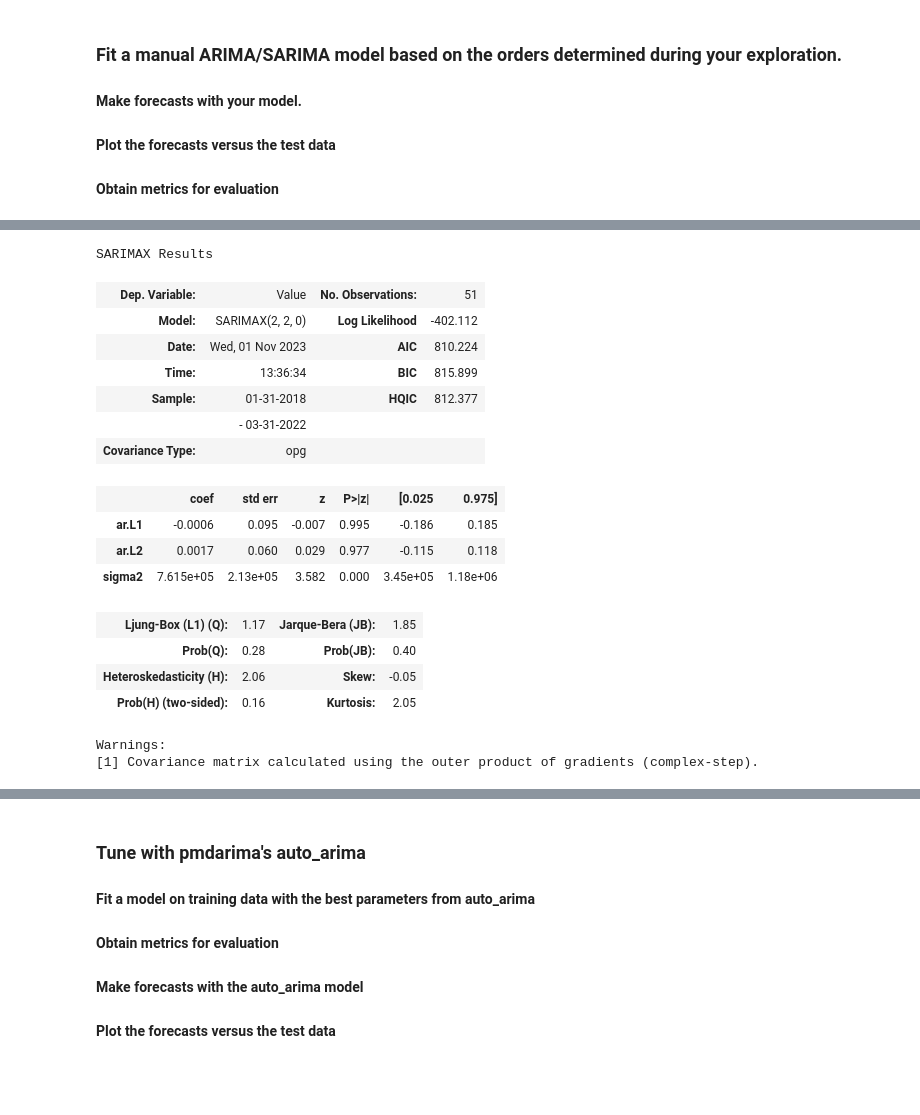
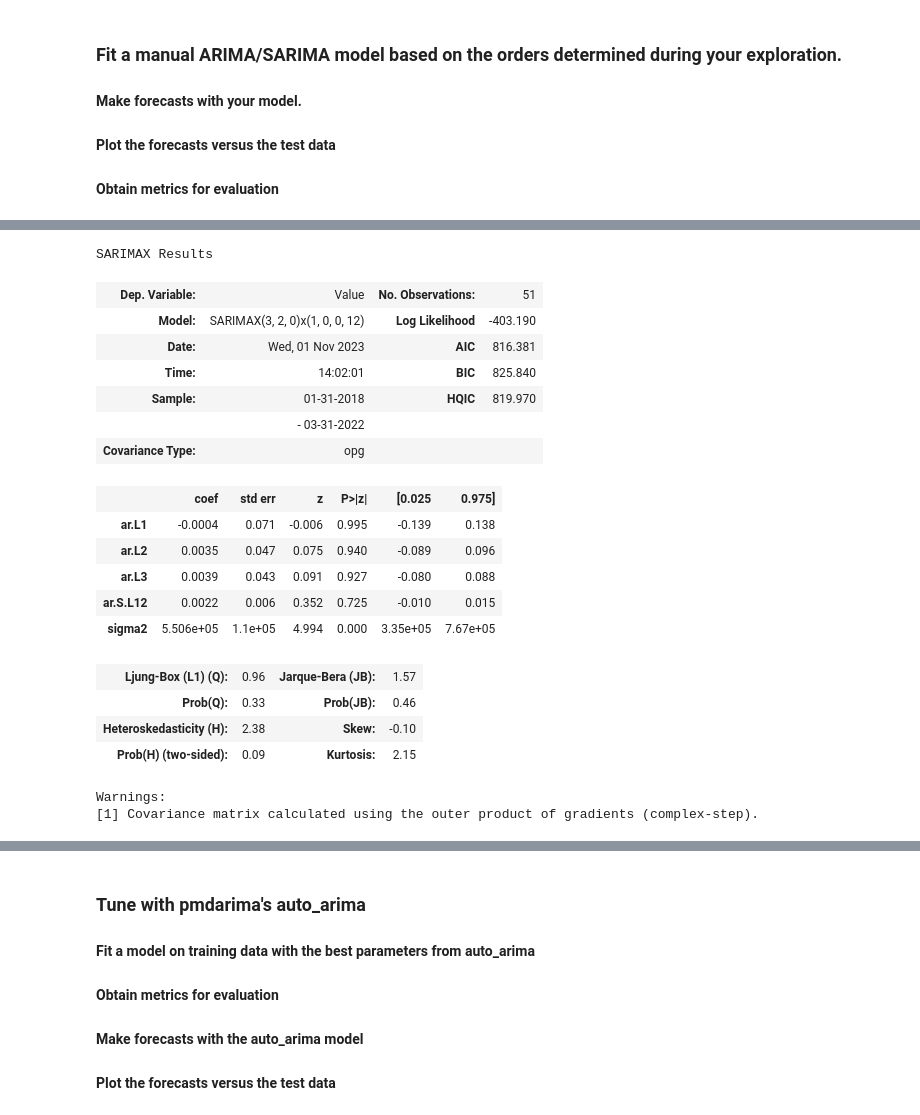
Before and after one commit to EhLeeOod/time-series, a Jupyter notebook: core-gridsearch-sarima.ipynb, the cells around one changed output, grey strips where cells are left out. Saved outputs shown, nothing was run; the diff lists cells and outputs as text; code cells hidden in the pictures; blank space fills up the shorter version.

```diff
--- a/core-gridsearch-sarima.ipynb
+++ b/core-gridsearch-sarima.ipynb
@@ -604,11 +604,11 @@ ax.legend(["Train", "Test"]);
 # D = 0 nsdiffs
 # m = 12
 
-p = 2
+p = 3
 d = 2
 q = 0
 
-P = 0
+P = 1
 D = 0
 Q = 0
 m = 12
@@ -645,23 +664,25 @@ fig.tight_layout()
 # %%
-sarima = tsa.SARIMAX(train, order = (p,d,q)).fit()
+sarima = tsa.SARIMAX(train, order = (p,d,q), seasonal_order = (P, D, Q, m)).fit()
 
 sarima.summary()
 # %% [output]
 SARIMAX Results
 | Dep. Variable: | Value | No. Observations: | 51 |
-| Model: | SARIMAX(2, 2, 0) | Log Likelihood | -402.112 |
-| Date: | Wed, 01 Nov 2023 | AIC | 810.224 |
-| Time: | 13:36:34 | BIC | 815.899 |
-| Sample: | 01-31-2018 | HQIC | 812.377 |
+| Model: | SARIMAX(3, 2, 0)x(1, 0, 0, 12) | Log Likelihood | -403.190 |
+| Date: | Wed, 01 Nov 2023 | AIC | 816.381 |
+| Time: | 14:02:01 | BIC | 825.840 |
+| Sample: | 01-31-2018 | HQIC | 819.970 |
 |  | - 03-31-2022 |  |  |
 | Covariance Type: | opg |  |  |
 |  | coef | std err | z | P>|z| | [0.025 | 0.975] |
-| ar.L1 | -0.0006 | 0.095 | -0.007 | 0.995 | -0.186 | 0.185 |
-| ar.L2 | 0.0017 | 0.060 | 0.029 | 0.977 | -0.115 | 0.118 |
-| sigma2 | 7.615e+05 | 2.13e+05 | 3.582 | 0.000 | 3.45e+05 | 1.18e+06 |
+| ar.L1 | -0.0004 | 0.071 | -0.006 | 0.995 | -0.139 | 0.138 |
+| ar.L2 | 0.0035 | 0.047 | 0.075 | 0.940 | -0.089 | 0.096 |
+| ar.L3 | 0.0039 | 0.043 | 0.091 | 0.927 | -0.080 | 0.088 |
+| ar.S.L12 | 0.0022 | 0.006 | 0.352 | 0.725 | -0.010 | 0.015 |
+| sigma2 | 5.506e+05 | 1.1e+05 | 4.994 | 0.000 | 3.35e+05 | 7.67e+05 |
-| Ljung-Box (L1) (Q): | 1.17 | Jarque-Bera (JB): | 1.85 |
-| Prob(Q): | 0.28 | Prob(JB): | 0.40 |
-| Heteroskedasticity (H): | 2.06 | Skew: | -0.05 |
-| Prob(H) (two-sided): | 0.16 | Kurtosis: | 2.05 |
+| Ljung-Box (L1) (Q): | 0.96 | Jarque-Bera (JB): | 1.57 |
+| Prob(Q): | 0.33 | Prob(JB): | 0.46 |
+| Heteroskedasticity (H): | 2.38 | Skew: | -0.10 |
+| Prob(H) (two-sided): | 0.09 | Kurtosis: | 2.15 |
 Warnings:
 [1] Covariance matrix calculated using the outer product of gradients (complex-step).
```
Also changed, not shown: parts of 8 cells of this notebook.
